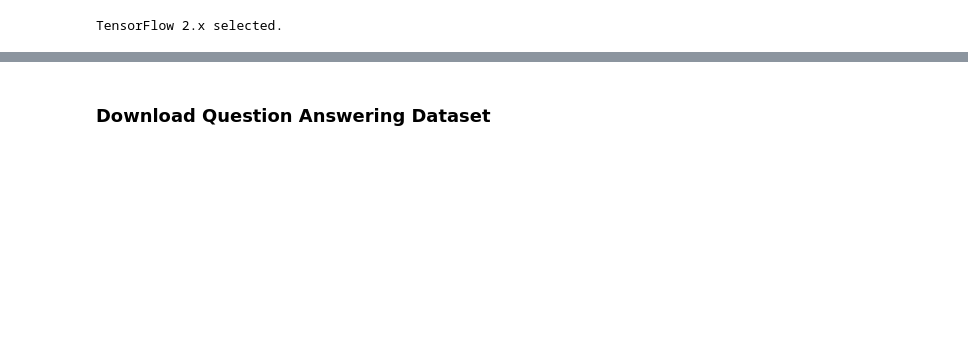
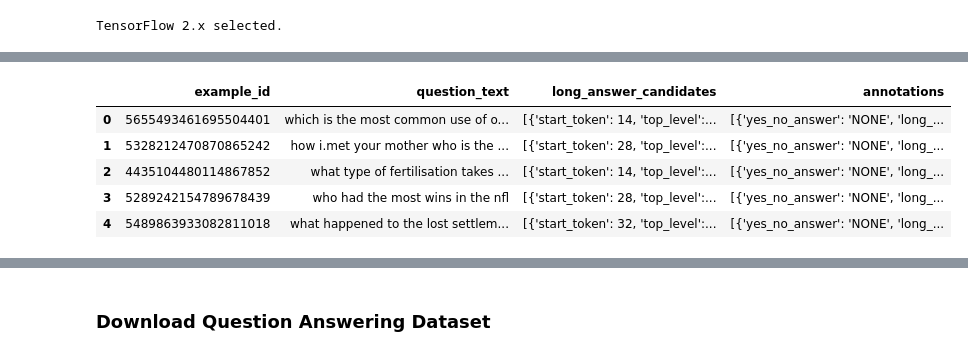
Before and after one commit to cyyeh/kaggle, a Jupyter notebook: google-qa/google_qa.ipynb, the cells around one changed output, grey strips where cells are left out. Drawn from its saved outputs; the diff is of its cells as text; code cells hidden in the pictures; blank space fills up the shorter version.

```diff
--- a/google-qa/google_qa.ipynb
+++ b/google-qa/google_qa.ipynb
@@ -35,0 +59,13 @@ import os
+# %%
+# load training data and check if it's ok
+simplified_train_csv_path = "drive/My Drive/simplified-nq-train.csv"
+
+simplified_train_pd = pd.read_csv(simplified_train_csv_path, sep=';')
+simplified_train_pd.head()
+# %% [output]
+|  | example_id | question_text | long_answer_candidates | annotations |
+| 0 | 5655493461695504401 | which is the most common use of o... | [{'start_token': 14, 'top_level':... | [{'yes_no_answer': 'NONE', 'long_... |
+| 1 | 5328212470870865242 | how i.met your mother who is the ... | [{'start_token': 28, 'top_level':... | [{'yes_no_answer': 'NONE', 'long_... |
+| 2 | 4435104480114867852 | what type of fertilisation takes ... | [{'start_token': 14, 'top_level':... | [{'yes_no_answer': 'NONE', 'long_... |
+| 3 | 5289242154789678439 | who had the most wins in the nfl | [{'start_token': 28, 'top_level':... | [{'yes_no_answer': 'NONE', 'long_... |
+| 4 | 5489863933082811018 | what happened to the lost settlem... | [{'start_token': 32, 'top_level':... | [{'yes_no_answer': 'NONE', 'long_... |
```
Also changed, not shown: parts of 35 cells of this notebook.
